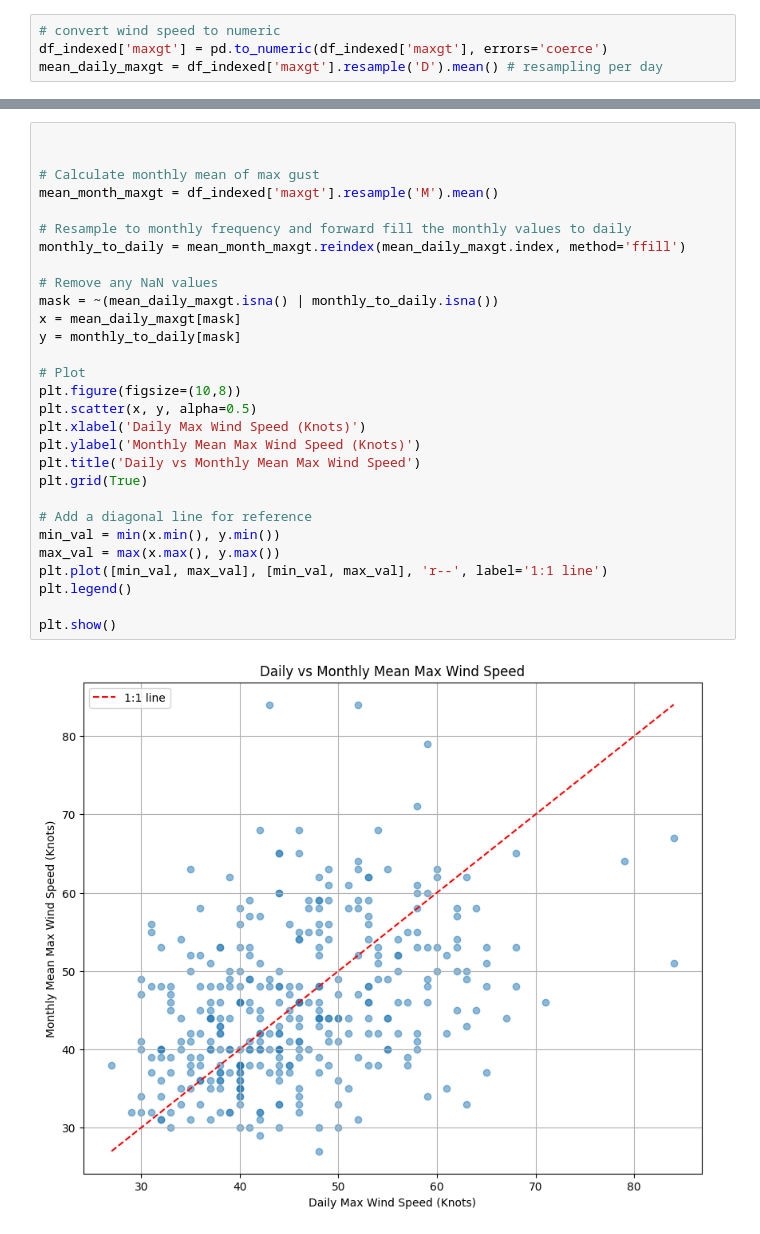
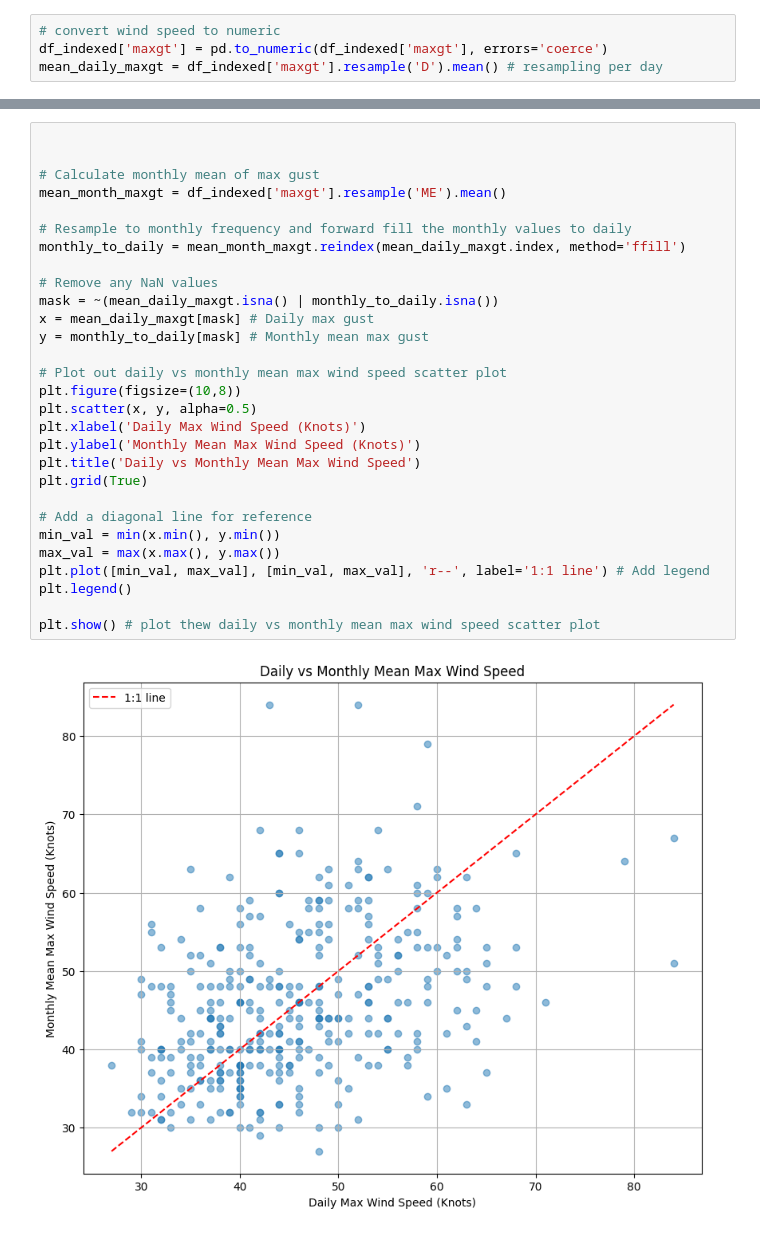
Before and after one commit to fin81985/PFDA-Assignments, a Jupyter notebook: assignment_6_Weather.ipynb, the cells around one changed output, grey strips where cells are left out. Cells and saved outputs as stored; diff of their text form.

```diff
--- a/assignment_6_Weather.ipynb
+++ b/assignment_6_Weather.ipynb
@@ -252,33 +266,33 @@ There are 10624 resampled daily points from 349 data points
 # %%
 
 
 # Calculate monthly mean of max gust
-mean_month_maxgt = df_indexed['maxgt'].resample('M').mean()
+mean_month_maxgt = df_indexed['maxgt'].resample('ME').mean()
 
 # Resample to monthly frequency and forward fill the monthly values to daily
 monthly_to_daily = mean_month_maxgt.reindex(mean_daily_maxgt.index, method='ffill')
 
 # Remove any NaN values
 mask = ~(mean_daily_maxgt.isna() | monthly_to_daily.isna())
-x = mean_daily_maxgt[mask]
-y = monthly_to_daily[mask]
+x = mean_daily_maxgt[mask] # Daily max gust
+y = monthly_to_daily[mask] # Monthly mean max gust
 
-# Plot
+# Plot out daily vs monthly mean max wind speed scatter plot
 plt.figure(figsize=(10,8))
 plt.scatter(x, y, alpha=0.5)
 plt.xlabel('Daily Max Wind Speed (Knots)')
 plt.ylabel('Monthly Mean Max Wind Speed (Knots)')
 plt.title('Daily vs Monthly Mean Max Wind Speed')
 plt.grid(True)
 
 # Add a diagonal line for reference
 min_val = min(x.min(), y.min())
 max_val = max(x.max(), y.max())
-plt.plot([min_val, max_val], [min_val, max_val], 'r--', label='1:1 line')
+plt.plot([min_val, max_val], [min_val, max_val], 'r--', label='1:1 line') # Add legend
 plt.legend()
 
-plt.show()
+plt.show() # plot thew daily vs monthly mean max wind speed scatter plot
 # %% [output]
-[figure, old version]
+[figure, new version]
 # %%
 # Calculate max wind speed per day for a month
```
Also changed, not shown: parts of 17 cells of this notebook.
